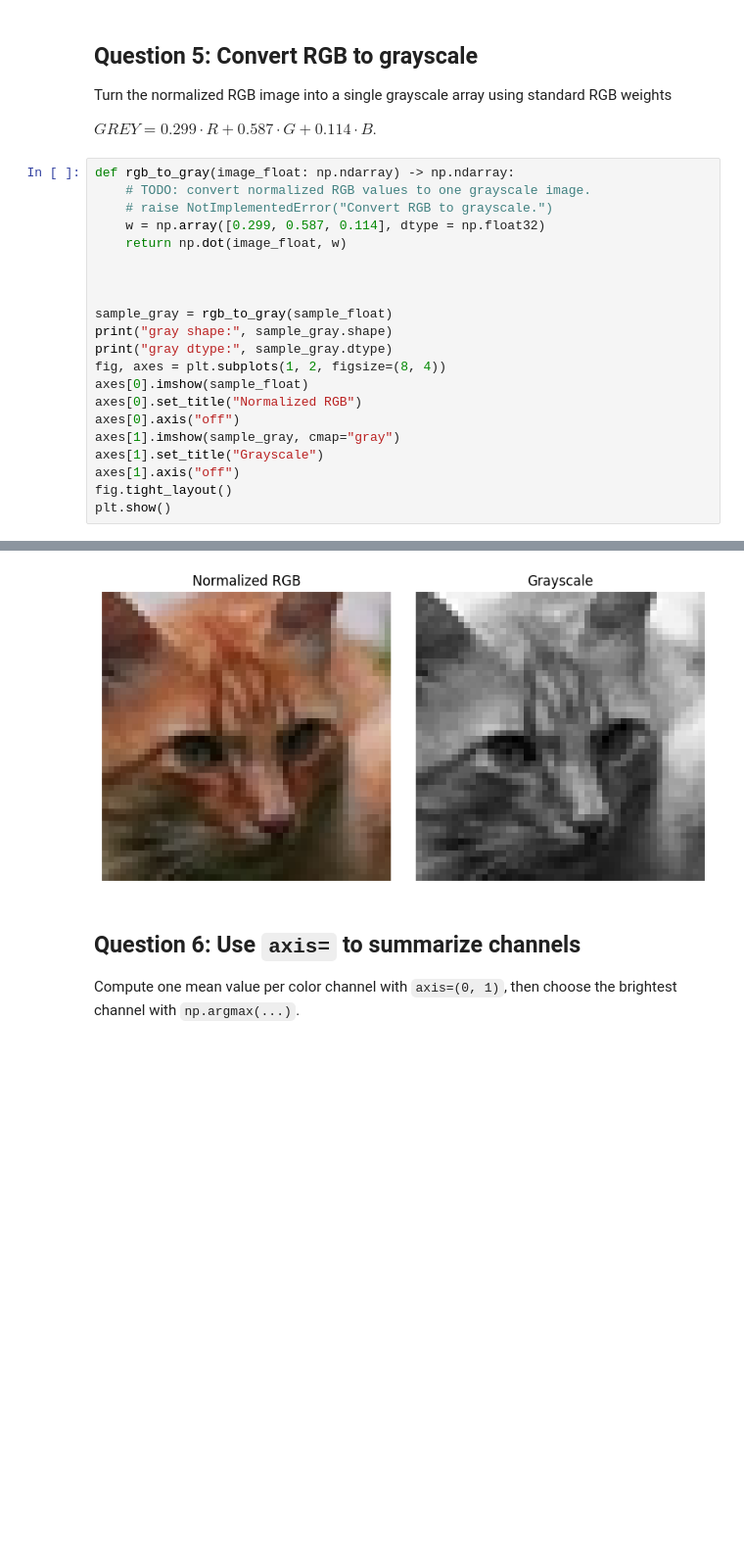
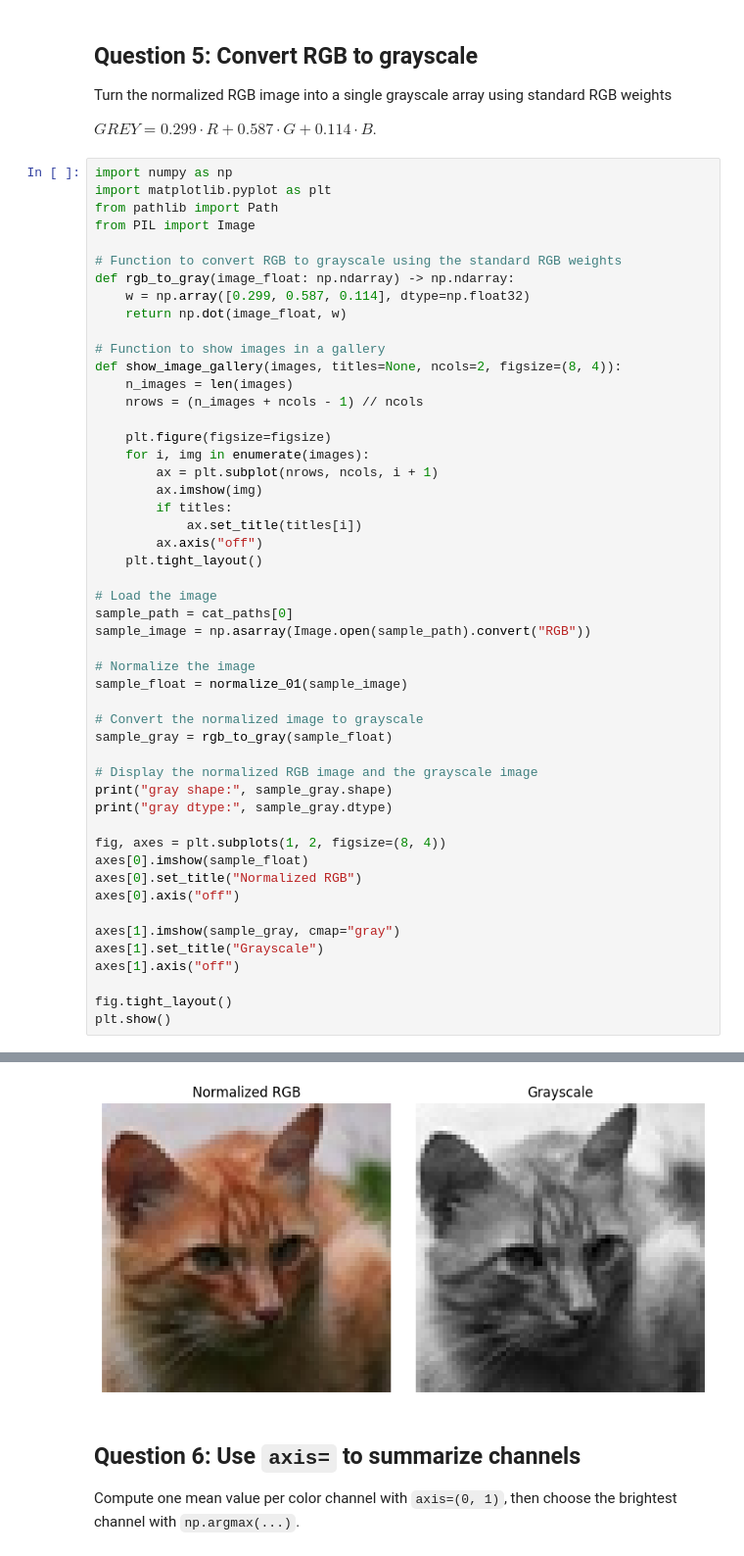
Before and after one commit to vgu-dsai-2026/lab-1-numpy-Vinhk7, a Jupyter notebook: notebook.ipynb, the cells around one changed output, grey strips where cells are left out. Shown at 98% size. Cells and saved outputs as stored; diff of their text form; blank space fills up the shorter version.

```diff
--- a/notebook.ipynb
+++ b/notebook.ipynb
@@ -280,24 +360,53 @@ Turn the normalized RGB image into a single grayscale array using standard RGB w
 
 $GREY = 0.299 \cdot R + 0.587 \cdot G + 0.114 \cdot B$.
 # %%
+import numpy as np
+import matplotlib.pyplot as plt
+from pathlib import Path
+from PIL import Image
+
+# Function to convert RGB to grayscale using the standard RGB weights
 def rgb_to_gray(image_float: np.ndarray) -> np.ndarray:
-    # TODO: convert normalized RGB values to one grayscale image.
-    # raise NotImplementedError("Convert RGB to grayscale.")
-    w = np.array([0.299, 0.587, 0.114], dtype = np.float32)
+    w = np.array([0.299, 0.587, 0.114], dtype=np.float32)
     return np.dot(image_float, w)
 
+# Function to show images in a gallery
+def show_image_gallery(images, titles=None, ncols=2, figsize=(8, 4)):
+    n_images = len(images)
+    nrows = (n_images + ncols - 1) // ncols
 
+    plt.figure(figsize=figsize)
+    for i, img in enumerate(images):
+        ax = plt.subplot(nrows, ncols, i + 1)
+        ax.imshow(img)
+        if titles:
+            ax.set_title(titles[i])
+        ax.axis("off")
+    plt.tight_layout()
 
+# Load the image
+sample_path = cat_paths[0]
+sample_image = np.asarray(Image.open(sample_path).convert("RGB"))
+
+# Normalize the image
+sample_float = normalize_01(sample_image)
+
+# Convert the normalized image to grayscale
 sample_gray = rgb_to_gray(sample_float)
+
+# Display the normalized RGB image and the grayscale image
 print("gray shape:", sample_gray.shape)
 print("gray dtype:", sample_gray.dtype)
+
 fig, axes = plt.subplots(1, 2, figsize=(8, 4))
 axes[0].imshow(sample_float)
 axes[0].set_title("Normalized RGB")
 axes[0].axis("off")
+
 axes[1].imshow(sample_gray, cmap="gray")
 axes[1].set_title("Grayscale")
 axes[1].axis("off")
+
 fig.tight_layout()
 plt.show()
 # %% [output]
@@ -305,5 +414,5 @@ gray shape: (48, 48)
 gray dtype: float32
-[figure, old version]
+[figure, new version]
 # %% [markdown]
 ## Question 6: Use `axis=` to summarize channels
 
```
Also changed, not shown: parts of 11 cells of this notebook.
